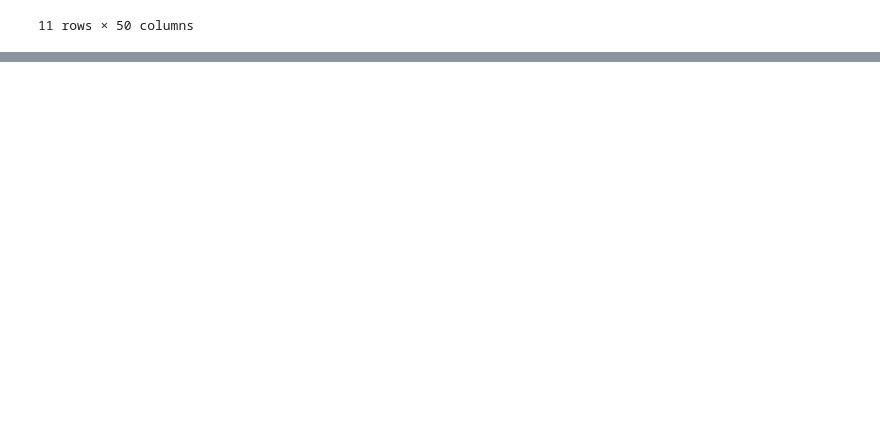
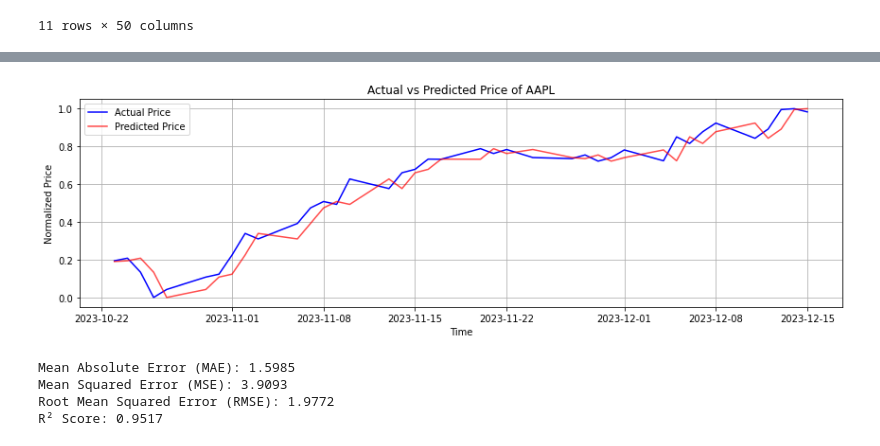
Before and after one commit to abhishek-java10/Real-time-Stock-Prediction, a Jupyter notebook: Test_viz.ipynb, the cells around one changed output, grey strips where cells are left out. Cells and saved outputs as stored; diff of their text form; code cells hidden in the pictures; blank space fills up the shorter version.

```diff
--- a/Test_viz.ipynb
+++ b/Test_viz.ipynb
@@ -69,3 +69,20 @@ actual_data
 | 2025-04-28 | 210.139999 | 192.470001 | 265.640015 | 56.840000 | 236.160004 | 391.160004 | 937.409973 | 108.730003 | 140.139999 | 114.650002 | ... | ... |
 | 2025-04-29 | 211.701202 | 192.639999 | 268.000000 | 57.439999 | 239.774994 | 393.800110 | 940.715027 | 109.824997 | 140.889999 | 115.599998 | ... | ... |
 11 rows × 50 columns
+# %%
+final_df = pd.read_csv('final_dataset.csv')
+sentiment_df = pd.read_csv('sentiment_score.csv')
+# %%
+# 1. Make sure Date is datetime and stripped to date only
+sentiment_df["Date"] = pd.to_datetime(sentiment_df["Date"]).dt.date
+final_df["Date"] = pd.to_datetime(final_df["Date"]).dt.date
+
+# 2. Group by date and ticker to average sentiment
+avg_sentiment = sentiment_df.groupby(["Date", "Stock_symbol"])["sentiment_score"].mean().reset_index()
+
+# 3. Pivot to wide format
+sentiment_pivot = avg_sentiment.pivot(index="Date", columns="Stock_symbol", values="sentiment_score")
+sentiment_pivot.columns = [f"sentiment_{col}" for col in sentiment_pivot.columns]
+
+# 4. Merge into final dataset
+merged_df = pd.merge(final_df, sentiment_pivot, on="Date", how="left")
@@ -71,0 +285,62 @@ actual_data
+# %%
+# Focus on AAPL price and sentiment
+stock = "AAPL"
+price_col = f"Close_{stock}"
+sentiment_col = f"sentiment_{stock}"
+
+# Drop rows with missing values
+df = merged_df[["Date", price_col, sentiment_col]].dropna().copy()
+
+# Normalize using MinMaxScaler
+from sklearn.preprocessing import MinMaxScaler
+scaler = MinMaxScaler()
+scaled = scaler.fit_transform(df[[price_col, sentiment_col]])
+df_scaled = pd.DataFrame(scaled, columns=[price_col, sentiment_col])
+df_scaled["Date"] = df["Date"].values
+
+# Create simple prediction: next-day price equals today's (naive benchmark)
+df_scaled["Predicted"] = df_scaled[price_col].shift(1)
+
+# Drop initial NA
+df_plot = df_scaled.dropna().copy()
+
+# Plot
+plt.figure(figsize=(12, 4))
+plt.plot(df_plot["Date"], df_plot[price_col], label="Actual Price", color="blue")
+plt.plot(df_plot["Date"], df_plot["Predicted"], label="Predicted Price", color="red", alpha=0.7)
+plt.xlabel("Time")
+plt.ylabel("Normalized Price")
+plt.title(f"Actual vs Predicted Price of {stock}")
+plt.legend()
+plt.grid(True)
+plt.tight_layout()
+plt.show()
+# %% [output]
+[figure, added]
+# %%
+from sklearn.metrics import mean_squared_error, mean_absolute_error, r2_score
+
+actual_prices = df_plot["Close_AAPL"].values
+predicted_prices = df_plot["Predicted"].values
+
+# Reverse MinMax Scaler
+actual_prices = scaler.inverse_transform(df_plot[[price_col, sentiment_col]])[:, 0]
+predicted_prices = scaler.inverse_transform(
+    pd.concat([df_plot[["Predicted"]], df_plot[[sentiment_col]]], axis=1)
+)[:, 0]
+
+# Accuracy metrics
+mse = mean_squared_error(actual_prices, predicted_prices)
+rmse = np.sqrt(mse)
+mae = mean_absolute_error(actual_prices, predicted_prices)
+r2 = r2_score(actual_prices, predicted_prices)
+
+print(f"Mean Absolute Error (MAE): {mae:.4f}")
+print(f"Mean Squared Error (MSE): {mse:.4f}")
+print(f"Root Mean Squared Error (RMSE): {rmse:.4f}")
+print(f"R² Score: {r2:.4f}")
+# %% [output]
+Mean Absolute Error (MAE): 1.5985
+Mean Squared Error (MSE): 3.9093
+Root Mean Squared Error (RMSE): 1.9772
+R² Score: 0.9517
```
Also changed, not shown: parts of 3 cells of this notebook, 3 other files.
